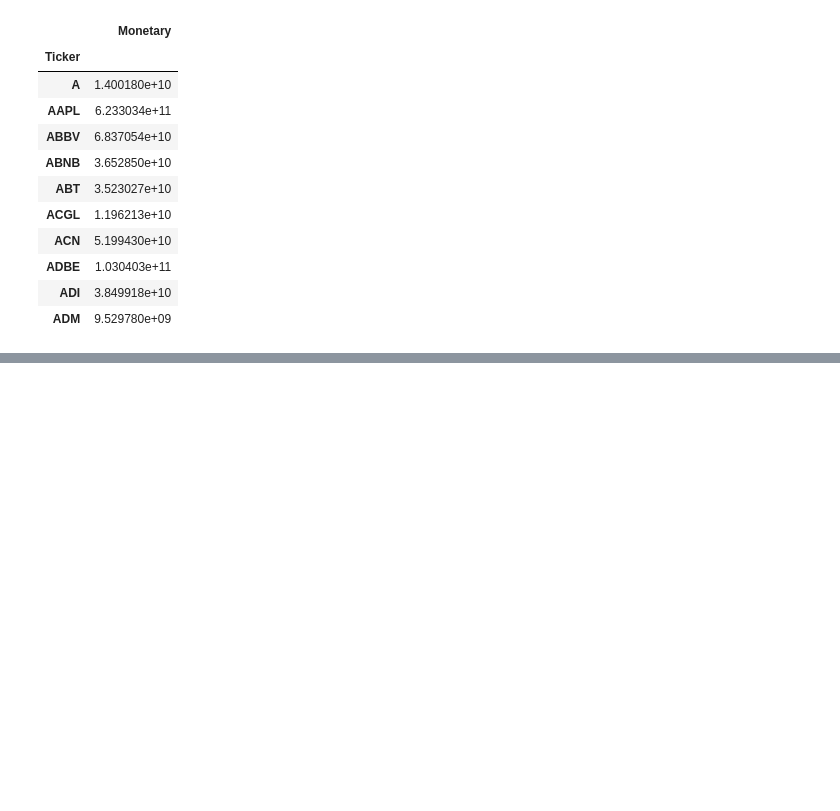
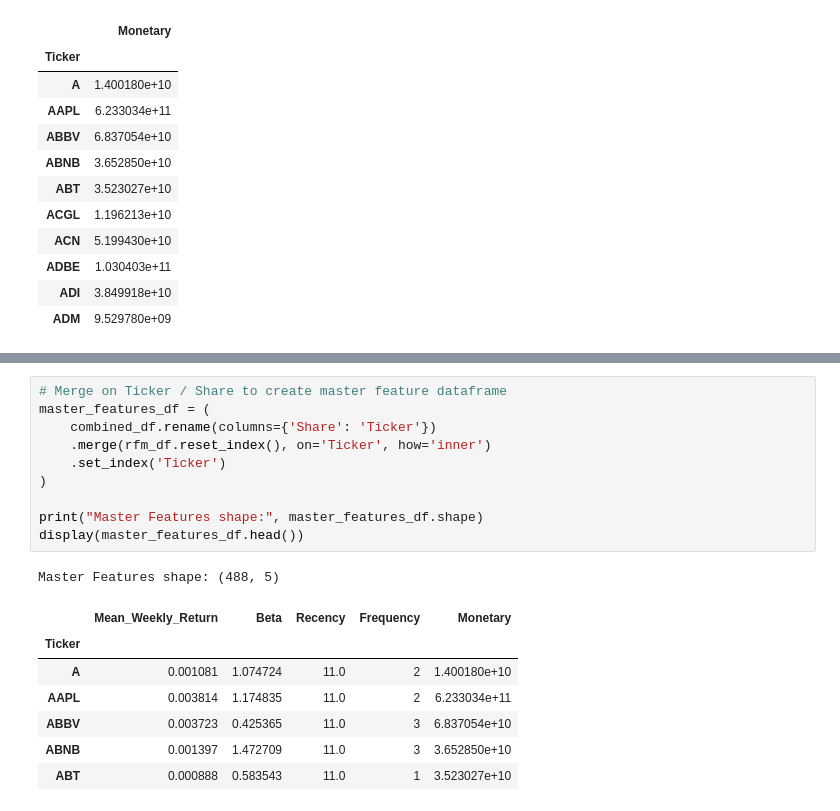
Before and after one commit to Govindu-Sathruwan/CRM-CM-CW1, a Jupyter notebook: CRM_&_CM_CW1.ipynb, the cells around one changed output, grey strips where cells are left out. Drawn from its saved outputs; the diff is of its cells as text; blank space fills up the shorter version.

```diff
--- a/CRM_&_CM_CW1.ipynb
+++ b/CRM_&_CM_CW1.ipynb
@@ -724,3 +733,22 @@ Total logged tickers: 503
 | 17 | ABBV | Fully Included | Passed all data quality and histo... |
 | 18 | ABNB | Fully Included | Passed all data quality and histo... |
 | 19 | ABT | Fully Included | Passed all data quality and histo... |
+# %%
+# Merge on Ticker / Share to create master feature dataframe
+master_features_df = (
+    combined_df.rename(columns={'Share': 'Ticker'})
+    .merge(rfm_df.reset_index(), on='Ticker', how='inner')
+    .set_index('Ticker')
+)
+
+print("Master Features shape:", master_features_df.shape)
+display(master_features_df.head())
+# %% [output]
+Master Features shape: (488, 5)
+|  | Mean_Weekly_Return | Beta | Recency | Frequency | Monetary |
+| Ticker |  |  |  |  |  |
+| A | 0.001081 | 1.074724 | 11.0 | 2 | 1.400180e+10 |
+| AAPL | 0.003814 | 1.174835 | 11.0 | 2 | 6.233034e+11 |
+| ABBV | 0.003723 | 0.425365 | 11.0 | 3 | 6.837054e+10 |
+| ABNB | 0.001397 | 1.472709 | 11.0 | 3 | 3.652850e+10 |
+| ABT | 0.000888 | 0.583543 | 11.0 | 1 | 3.523027e+10 |
```
Also changed, not shown: parts of 15 cells of this notebook.
